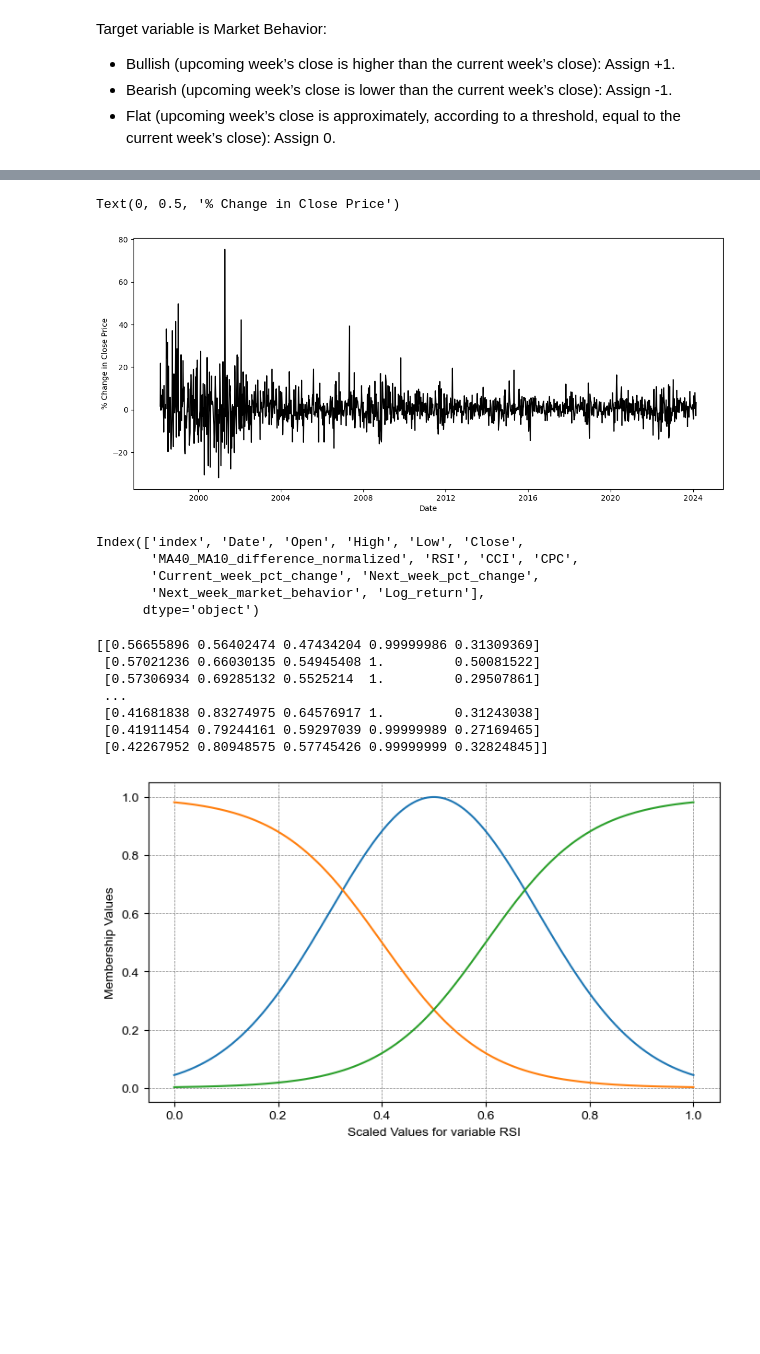
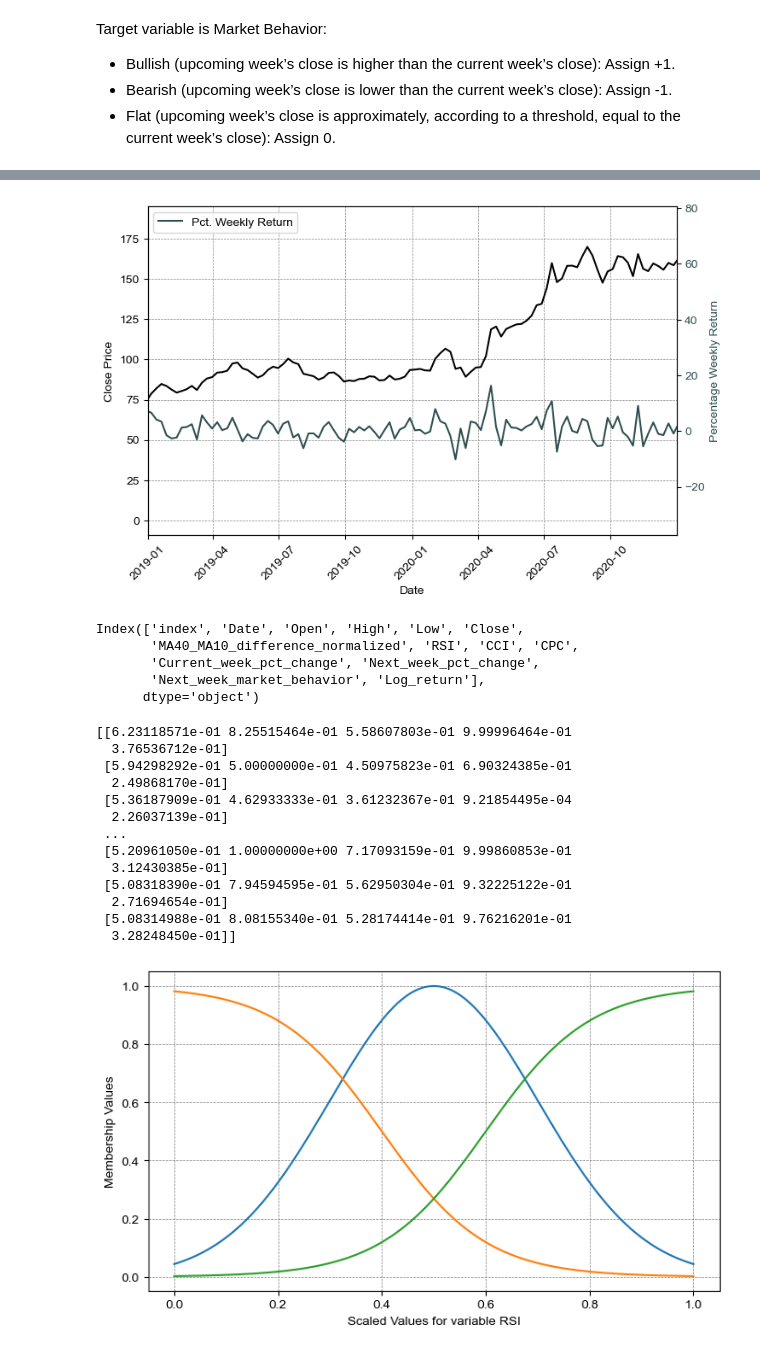
Before and after one commit to elenatomasella/ML, a Jupyter notebook: anfis_amzn.ipynb, the cells around one changed output, grey strips where cells are left out. Cells and saved outputs as stored; diff of their text form; code cells hidden in the pictures; blank space fills up the shorter version.

```diff
--- a/anfis_amzn.ipynb
+++ b/anfis_amzn.ipynb
@@ -165,16 +214,24 @@ plt.show()
 # %%
-fig, ax = plt.subplots()
+plt.rcParams['font.sans-serif'] = 'Arial'
+
+fig, ax = plt.subplots(figsize=(8, 5))
+
 ax.plot(amzn['Date'], amzn['Close'], color='Black', label='Close')
 ax.set_xlabel('Date')
 ax.set_ylabel('Close Price', color='Black')
-#ax.tick_params(axis='y', labelcolor='white')
-#ax.legend()
 
+ax.grid(True, linestyle='--', linewidth=0.5, color='gray')
+
+ax.set_xlim([pd.to_datetime('2019-01-01'), pd.to_datetime('2020-12-31')])
 ax2 = ax.twinx()
-ax2.plot(amzn['Date'], amzn['CPC'], color='orange', label='CPC')
-ax2.set_ylabel('CPC', color='orange')
-ax2.tick_params(axis='y', labelcolor='orange')
+ax2.plot(amzn['Date'], amzn['CPC'], color='#FF6600', label='CPC')
+ax2.set_ylabel('CPC', color='#FF6600')
+ax2.tick_params(axis='y', labelcolor='#FF6600')
 ax2.legend(loc='upper left')
 
+ax.xaxis.set_tick_params(rotation=45)
+
+plt.savefig('CPC.png', transparent=True)
+
 plt.show()
 # %% [output]
@@ -238,13 +295,30 @@ axes[1].tick_params(axis='y', labelcolor='orange')
 # %%
-fig, axes = plt.subplots(figsize=(14, 6))
-axes.plot(amzn['Date'], amzn['Current_week_pct_change'], color='Black', label='% change')
-axes.set_xlabel('Date')
-axes.set_ylabel('% Change in Close Price', color='Black')
-#ax.tick_params(axis='y', labelcolor='white')
-#ax.legend()
+plt.style.use('default')
+
+plt.rcParams['font.sans-serif'] = 'Arial'
+
+fig, ax = plt.subplots(figsize=(8, 5))
+
+ax.plot(amzn['Date'], amzn['Close'], color='Black', label='Close')
+ax.set_xlabel('Date')
+ax.set_ylabel('Close Price', color='Black')
+
+ax.grid(True, linestyle='--', linewidth=0.5, color='gray')
+
+ax.set_xlim([pd.to_datetime('2019-01-01'), pd.to_datetime('2020-12-31')])
+ax2 = ax.twinx()
+ax2.plot(amzn['Date'], amzn['Current_week_pct_change'], color='#2F4F4F', label='Pct. Weekly Return')
+ax2.set_ylabel('Percentage Weekly Return', color='#2F4F4F')
+ax2.tick_params(axis='y', labelcolor='#2F4F4F')
+ax2.legend(loc='upper left')
+
+ax.xaxis.set_tick_params(rotation=45)
+
+plt.savefig('PercentageReturn.png', transparent=True)
+
+plt.show()
 # %% [output]
-Text(0, 0.5, '% Change in Close Price')
-[figure, old version]
+[figure, new version]
 # %%
 amzn.columns
 # %% [output]
@@ -255,7 +329,7 @@ Index(['index', 'Date', 'Open', 'High', 'Low', 'Close',
       dtype='object')
 # %%
 # Define your feature columns
-feature_columns = ['MA40_MA10_difference_normalized', 'RSI', 'CCI', 'CPC', 'Current_week_pct_change']
+feature_columns = ['EMA4_EMA10_Difference_Normalized', 'RSI', 'CCI', 'CPC', 'Current_week_pct_change']
 
 # Now let's prepare the features
 features = amzn[feature_columns]
@@ -283,13 +357,19 @@ test_data = TensorDataset(torch.FloatTensor(X_test), torch.LongTensor(y_test.val
 train_loader = DataLoader(train_data, batch_size=64, shuffle=False)  # Usually, you don't shuffle time series data
 test_loader = DataLoader(test_data, batch_size=64, shuffle=False)
 # %% [output]
-[[0.56655896 0.56402474 0.47434204 0.99999986 0.31309369]
- [0.57021236 0.66030135 0.54945408 1.         0.50081522]
- [0.57306934 0.69285132 0.5525214  1.         0.29507861]
+[[6.23118571e-01 8.25515464e-01 5.58607803e-01 9.99996464e-01
+  3.76536712e-01]
+ [5.94298292e-01 5.00000000e-01 4.50975823e-01 6.90324385e-01
+  2.49868170e-01]
+ [5.36187909e-01 4.62933333e-01 3.61232367e-01 9.21854495e-04
+  2.26037139e-01]
  ...
- [0.41681838 0.83274975 0.64576917 1.         0.31243038]
- [0.41911454 0.79244161 0.59297039 0.99999989 0.27169465]
- [0.42267952 0.80948575 0.57745426 0.99999999 0.32824845]]
+ [5.20961050e-01 1.00000000e+00 7.17093159e-01 9.99860853e-01
+  3.12430385e-01]
+ [5.08318390e-01 7.94594595e-01 5.62950304e-01 9.32225122e-01
+  2.71694654e-01]
+ [5.08314988e-01 8.08155340e-01 5.28174414e-01 9.76216201e-01
+  3.28248450e-01]]
 # %%
 # Define the membership functions for RSI and store in invars:
 invars = [
```
Also changed, not shown: parts of 18 cells of this notebook.
